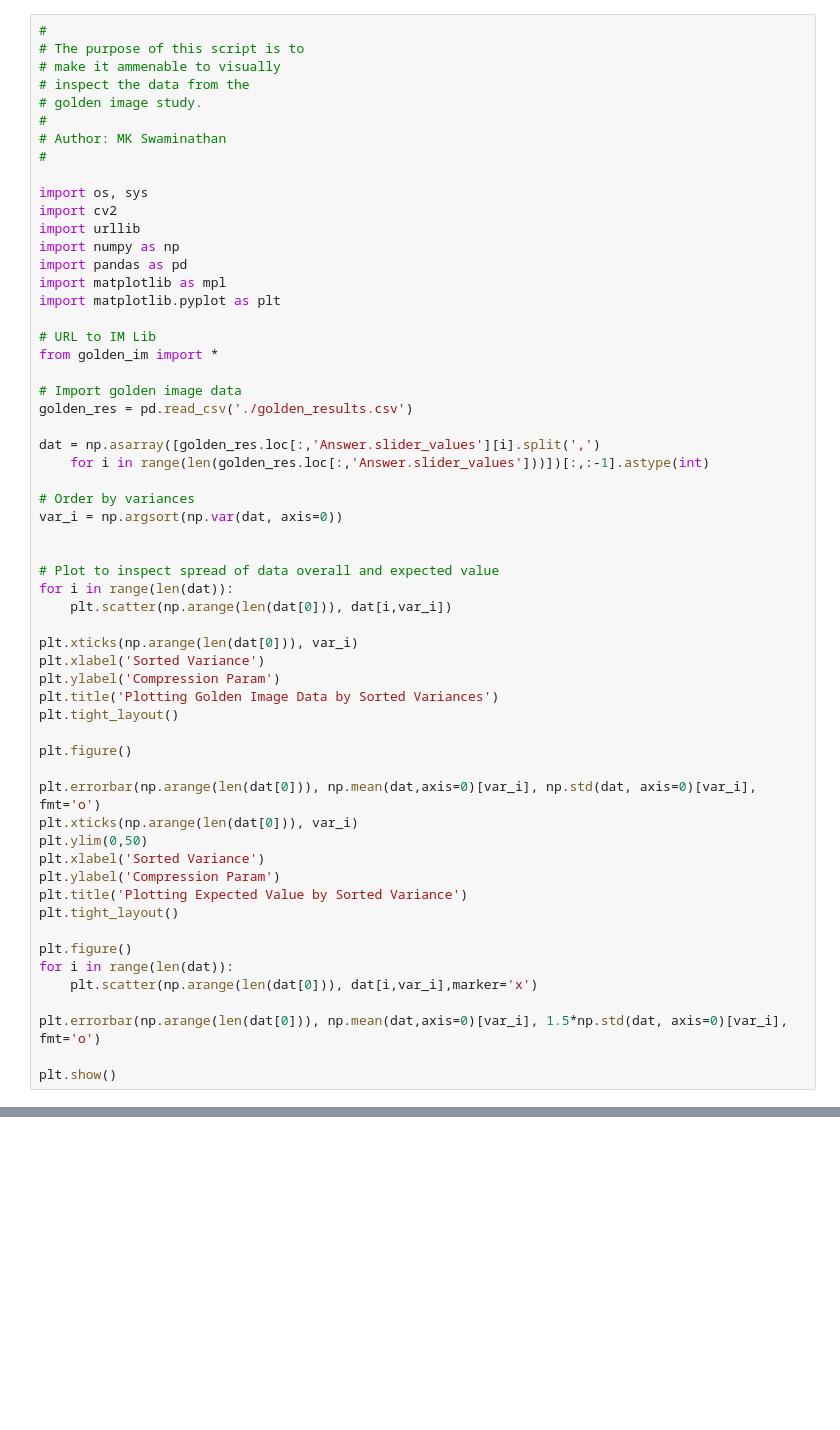
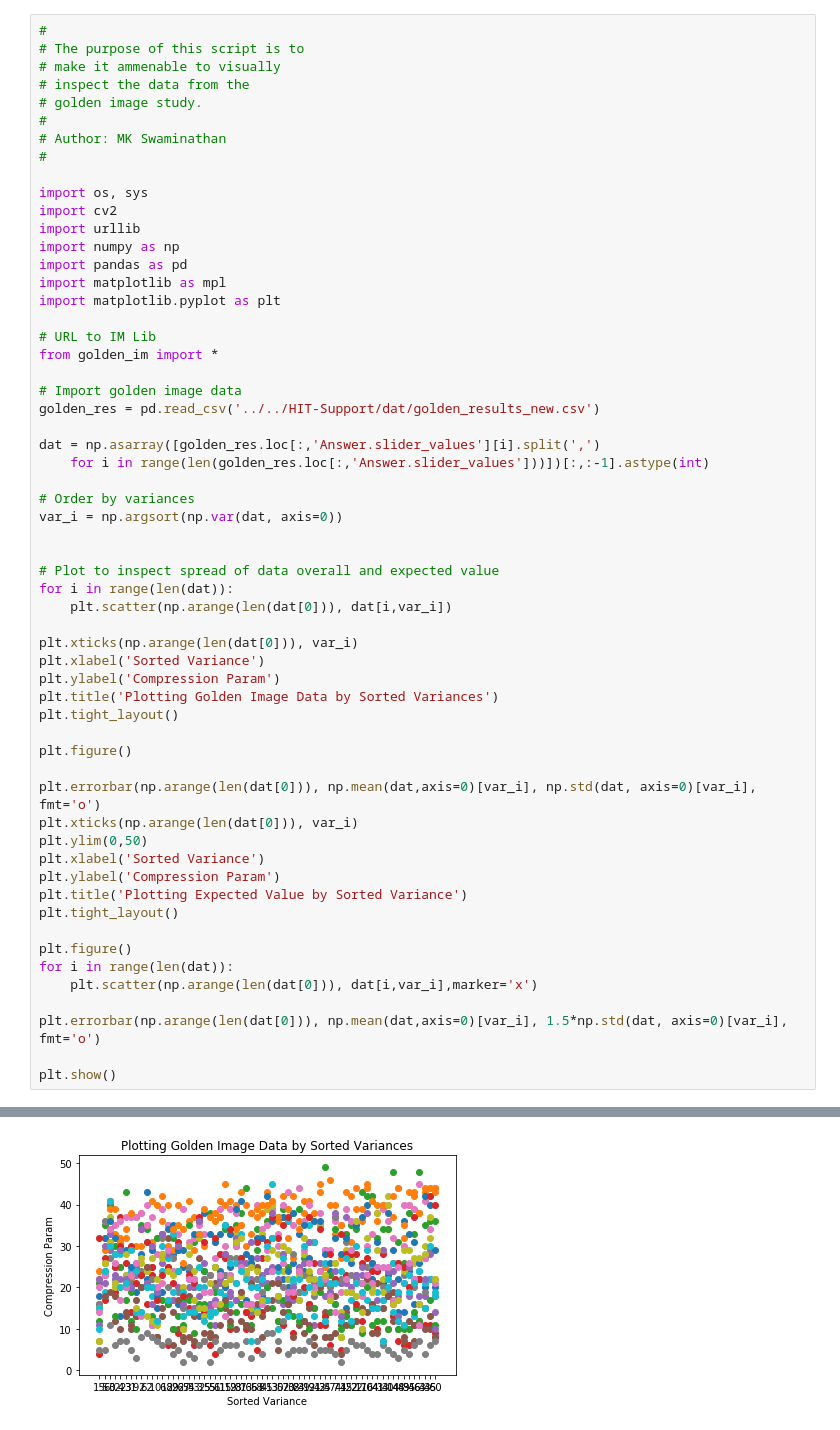
Before and after one commit to akashukla/MTurk_Bovik, a Jupyter notebook: Model/golden/Visualization.ipynb, the cells around one changed output, grey strips where cells are left out. Drawn from its saved outputs; the diff is of its cells as text; blank space fills up the shorter version.

```diff
--- a/Model/golden/Visualization.ipynb
+++ b/Model/golden/Visualization.ipynb
@@ -20,7 +20,7 @@ import matplotlib.pyplot as plt
 from golden_im import *
 
 # Import golden image data
-golden_res = pd.read_csv('./golden_results.csv')
+golden_res = pd.read_csv('../../HIT-Support/dat/golden_results_new.csv')
 
 dat = np.asarray([golden_res.loc[:,'Answer.slider_values'][i].split(',')
     for i in range(len(golden_res.loc[:,'Answer.slider_values']))])[:,:-1].astype(int)
@@ -60,0 +60 @@ ModuleNotFoundError: No module named 'cv2'
+[figure, added]
```
Also changed, not shown: parts of 2 cells of this notebook, 1 other file.
